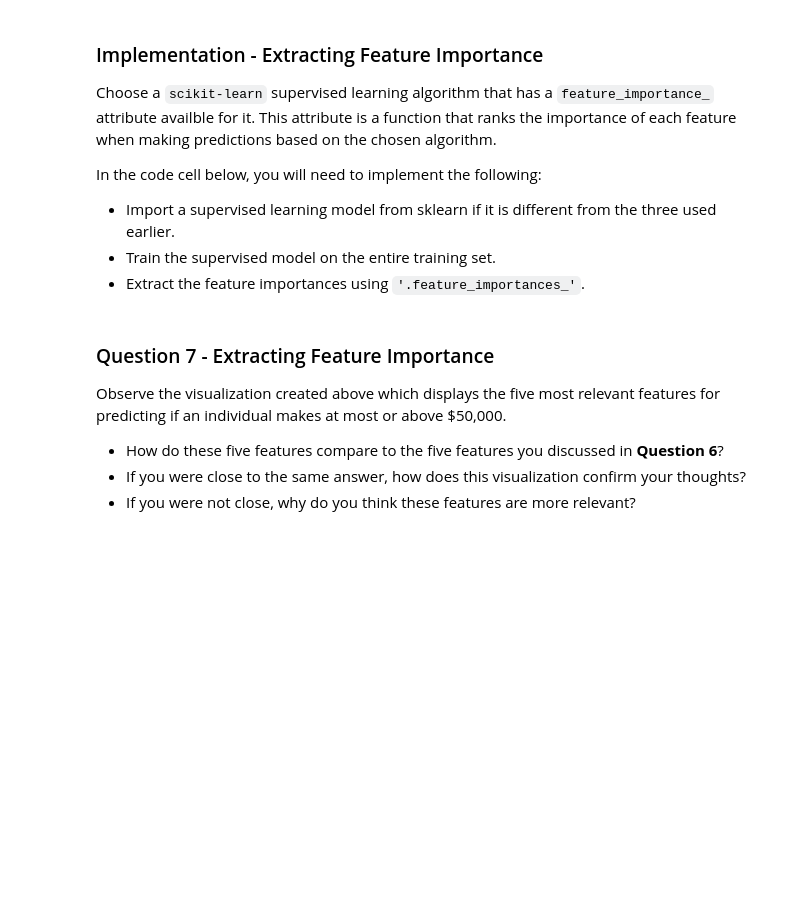
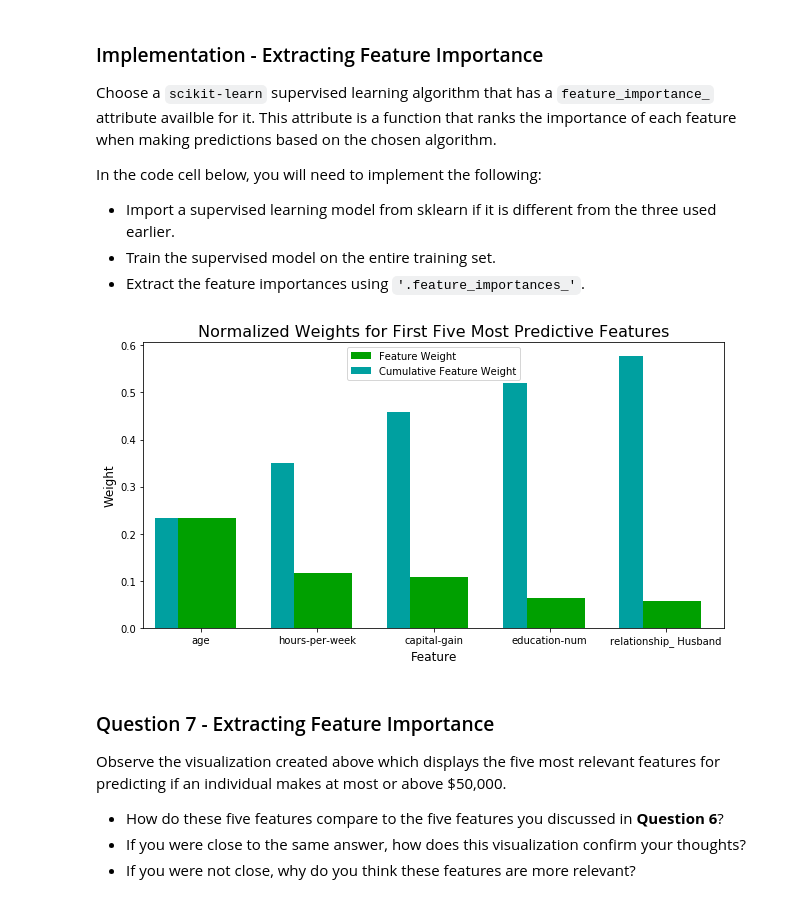
Before and after one commit to richard-madu/CharityML, a Jupyter notebook: finding_donors.ipynb, the cells around one changed output. Cells and saved outputs as stored; diff of their text form; code cells hidden in the pictures; blank space fills up the shorter version.

```diff
--- a/finding_donors.ipynb
+++ b/finding_donors.ipynb
@@ -166,16 +166,14 @@ Additionally, as with the non-numeric features, we need to convert the non-numer
 # %%
 # TODO: One-hot encode the 'features_log_minmax_transform' data using pandas.get_dummies()
 features_final = pd.get_dummies(features_log_minmax_transform)
-
 # TODO: Encode the 'income_raw' data to numerical values
-income = income_raw.replace({'>50k':1,'<=50k':0})
-
+income = income_raw.replace({"<=50K":0, ">50K":1})
 # Print the number of features after one-hot encoding
 encoded = list(features_final.columns)
 print("{} total features after one-hot encoding.".format(len(encoded)))
-
 # Uncomment the following line to see the encoded feature names
 print(encoded)
+income.value_counts()
 # %% [output]
 103 total features after one-hot encoding.
 ['age', 'education-num', 'capital-gain', 'capital-loss', 'hours-per-week', 'workclass_ Federal-gov', 'workclass_ Local-gov', 'workclass_ Private', 'workclass_ Self-emp-inc', 'workclass_ Self-emp-not-i ...
@@ -359,19 +425,25 @@ In the code cell, you will need to implement the following:
 **Note:** Depending on which algorithms you chose, the following implementation may take some time to run!
 # %%
 # TODO: Import the three supervised learning models from sklearn
+from sklearn import svm
+from sklearn.linear_model import SGDClassifier
+from sklearn.neighbors import KNeighborsClassifier
+
 
 # TODO: Initialize the three models
-clf_A = None
-clf_B = None
-clf_C = None
+clf_A = svm.SVC(random_state = 7)
+clf_B = SGDClassifier(random_state = 7)
+clf_C = KNeighborsClassifier()
+
+
 
 # TODO: Calculate the number of samples for 1%, 10%, and 100% of the training data
 # HINT: samples_100 is the entire training set i.e. len(y_train)
-# HINT: samples_10 is 10% of samples_100 (ensure to set the count of the values to be `int` and not `float`)
-# HINT: samples_1 is 1% of samples_100 (ensure to set the count of the values to be `int` and not `float`)
-samples_100 = None
-samples_10 = None
-samples_1 = None
+# HINT: samples_10 is 10% of samples_100
+# HINT: samples_1 is 1% of samples_100
+samples_100 = len(y_train)
+samples_10 = int(samples_100 * 0.1)
+samples_1 = int(samples_100 * 0.01)
 
 # Collect results on the learners
 results = {}
@@ -496,16 +581,18 @@ In the code cell below, you will need to implement the following:
  - Extract the feature importances using `'.feature_importances_'`.
 # %%
 # TODO: Import a supervised learning model that has 'feature_importances_'
-
+from sklearn.ensemble import RandomForestClassifier
 
 # TODO: Train the supervised model on the training set using .fit(X_train, y_train)
-model = None
+model = RandomForestClassifier(random_state=7).fit(X_train, y_train)
 
 # TODO: Extract the feature importances using .feature_importances_
-importances = None
+importances = model.feature_importances_
 
 # Plot
 vs.feature_plot(importances, X_train, y_train)
+# %% [output]
+[figure, added]
 # %% [markdown]
 ### Question 7 - Extracting Feature Importance
 
```
Also changed, not shown: parts of 9 cells of this notebook.
